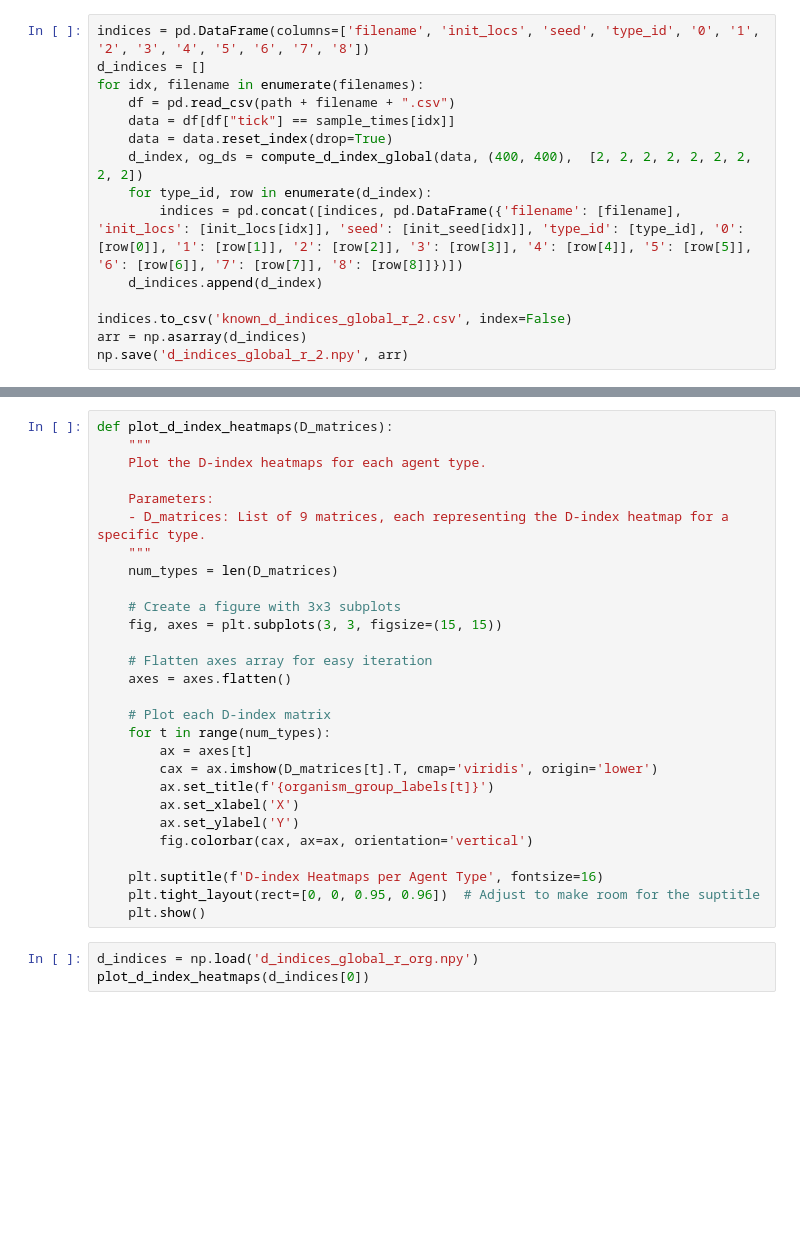
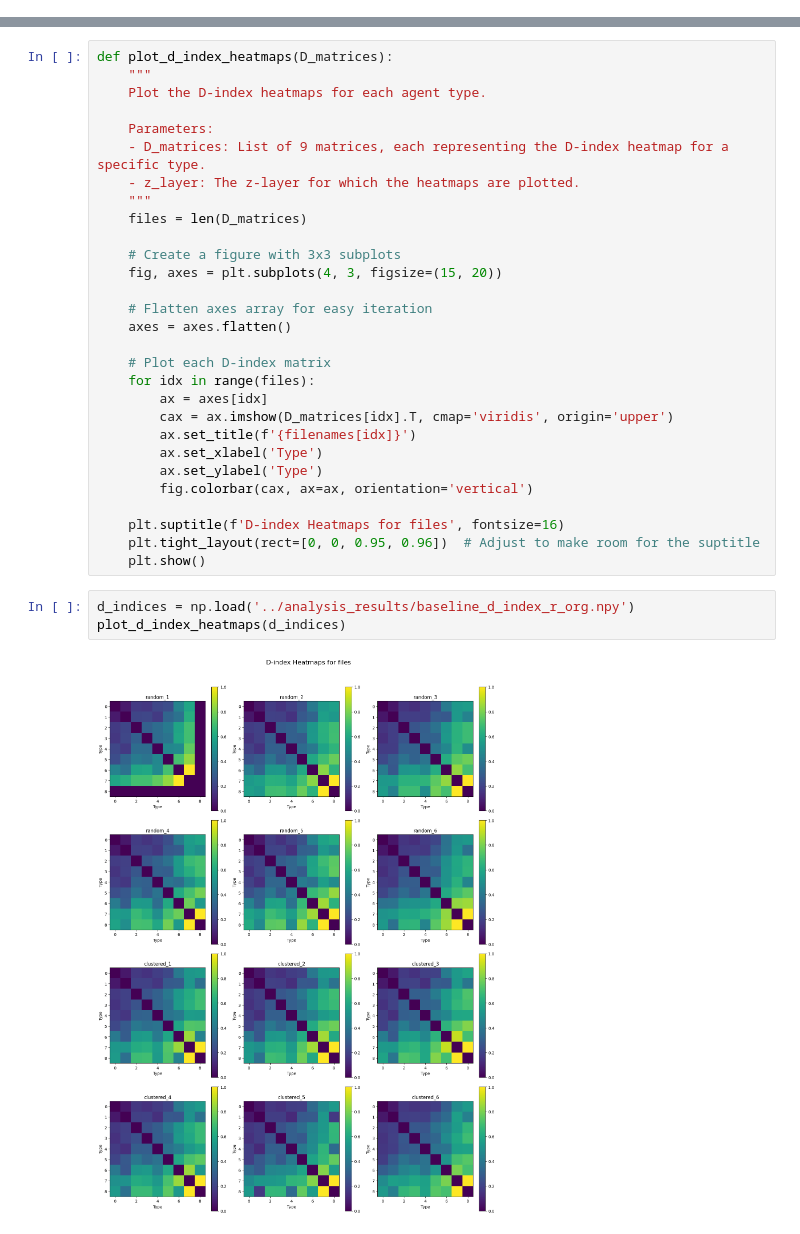
Before and after one commit to timovdk/BLOSSOM, a Jupyter notebook: experiments/figures/d_index_heatmaps.ipynb, the cells around one changed output, grey strips where cells are left out. Saved outputs shown, nothing was run; the diff lists cells and outputs as text; blank space fills up the shorter version.

Commit message:
Data prep + analysis code

```diff
--- a/experiments/figures/d_index_heatmaps.ipynb
+++ b/experiments/figures/d_index_heatmaps.ipynb
@@ -78,15 +7,0 @@ np.save('d_indices_global_r_org.npy', arr)
-# %%
-indices = pd.DataFrame(columns=['filename', 'init_locs', 'seed', 'type_id', '0', '1', '2', '3', '4', '5', '6', '7', '8'])
-d_indices = []
-for idx, filename in enumerate(filenames):
-    df = pd.read_csv(path + filename + ".csv")
-    data = df[df["tick"] == sample_times[idx]]
-    data = data.reset_index(drop=True)
-    d_index, og_ds = compute_d_index_global(data, (400, 400),  [2, 2, 2, 2, 2, 2, 2, 2, 2])
-    for type_id, row in enumerate(d_index):
-        indices = pd.concat([indices, pd.DataFrame({'filename': [filename], 'init_locs': [init_locs[idx]], 'seed': [init_seed[idx]], 'type_id': [type_id], '0': [row[0]], '1': [row[1]], '2': [row[2]], '3': [row[3]], '4': [row[4]], '5': [row[5]], '6': [row[6]], '7': [row[7]], '8': [row[8]]})])
-    d_indices.append(d_index)
-
-indices.to_csv('known_d_indices_global_r_2.csv', index=False)
-arr = np.asarray(d_indices)
-np.save('d_indices_global_r_2.npy', arr)
@@ -97,28 +14,31 @@ def plot_d_index_heatmaps(D_matrices):
 
     Parameters:
     - D_matrices: List of 9 matrices, each representing the D-index heatmap for a specific type.
+    - z_layer: The z-layer for which the heatmaps are plotted.
     """
-    num_types = len(D_matrices)
+    files = len(D_matrices)
 
     # Create a figure with 3x3 subplots
-    fig, axes = plt.subplots(3, 3, figsize=(15, 15))
+    fig, axes = plt.subplots(4, 3, figsize=(15, 20))
 
     # Flatten axes array for easy iteration
     axes = axes.flatten()
 
     # Plot each D-index matrix
-    for t in range(num_types):
-        ax = axes[t]
-        cax = ax.imshow(D_matrices[t].T, cmap='viridis', origin='lower')
-        ax.set_title(f'{organism_group_labels[t]}')
-        ax.set_xlabel('X')
-        ax.set_ylabel('Y')
+    for idx in range(files):
+        ax = axes[idx]
+        cax = ax.imshow(D_matrices[idx].T, cmap='viridis', origin='upper')
+        ax.set_title(f'{filenames[idx]}')
+        ax.set_xlabel('Type')
+        ax.set_ylabel('Type')
         fig.colorbar(cax, ax=ax, orientation='vertical')
 
-    plt.suptitle(f'D-index Heatmaps per Agent Type', fontsize=16)
+    plt.suptitle(f'D-index Heatmaps for files', fontsize=16)
     plt.tight_layout(rect=[0, 0, 0.95, 0.96])  # Adjust to make room for the suptitle
     plt.show()
 # %%
-d_indices = np.load('d_indices_global_r_org.npy')
-plot_d_index_heatmaps(d_indices[0])
+d_indices = np.load('../analysis_results/baseline_d_index_r_org.npy')
+plot_d_index_heatmaps(d_indices)
+# %% [output]
+[figure, added]
 # %%
```
Also changed, not shown: parts of 11 cells of this notebook, 3 other files.
